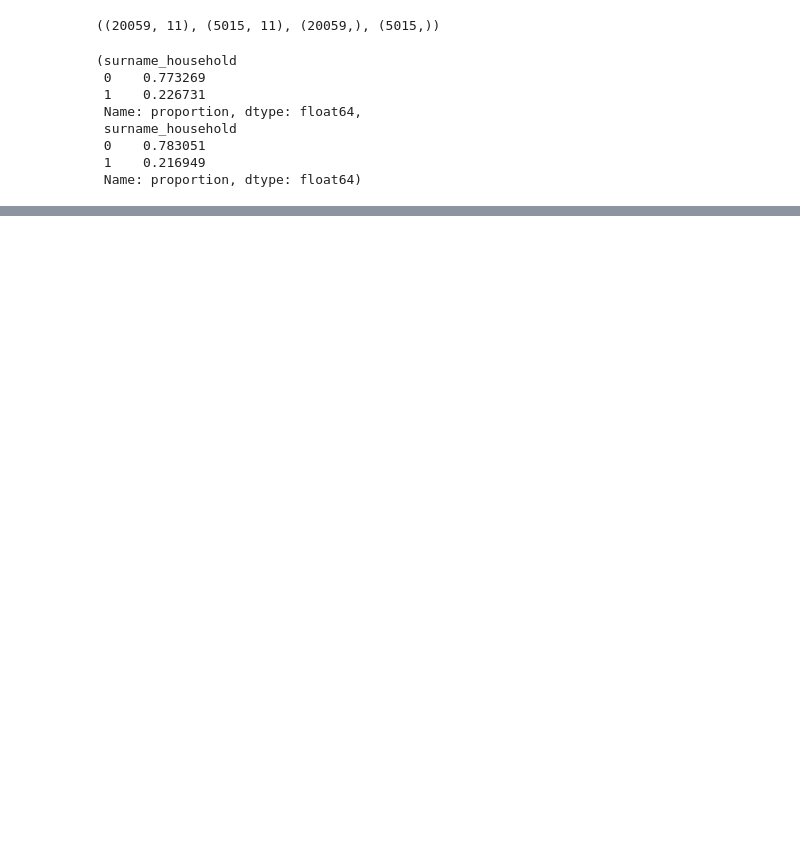
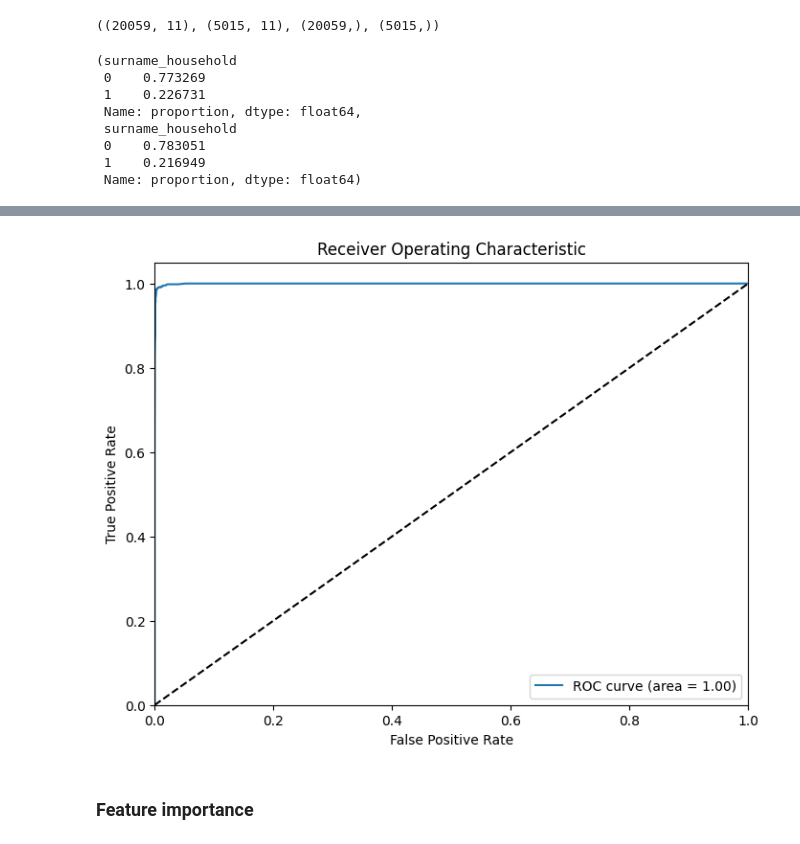
Before and after one commit to Kirscher/socface_nlp_project, a Jupyter notebook: modelling.ipynb, the cells around one changed output, grey strips where cells are left out. Cells and saved outputs as stored; diff of their text form; code cells hidden in the pictures; blank space fills up the shorter version.

```diff
--- a/modelling.ipynb
+++ b/modelling.ipynb
@@ -122,3 +134,10 @@ NameError: name 'plot_confusion_matrix' is not defined
+# %%
+# ROC curve
+plot_ROC_curve(model, X_test, y_test)
+# %% [output]
+[figure, added]
+# %% [markdown]
+### Feature importance
 # %%
 plot_feature_importance(model, X_test, y_test)
 # %% [output]
```
Also changed, not shown: parts of 36 cells of this notebook, 1 other file.
